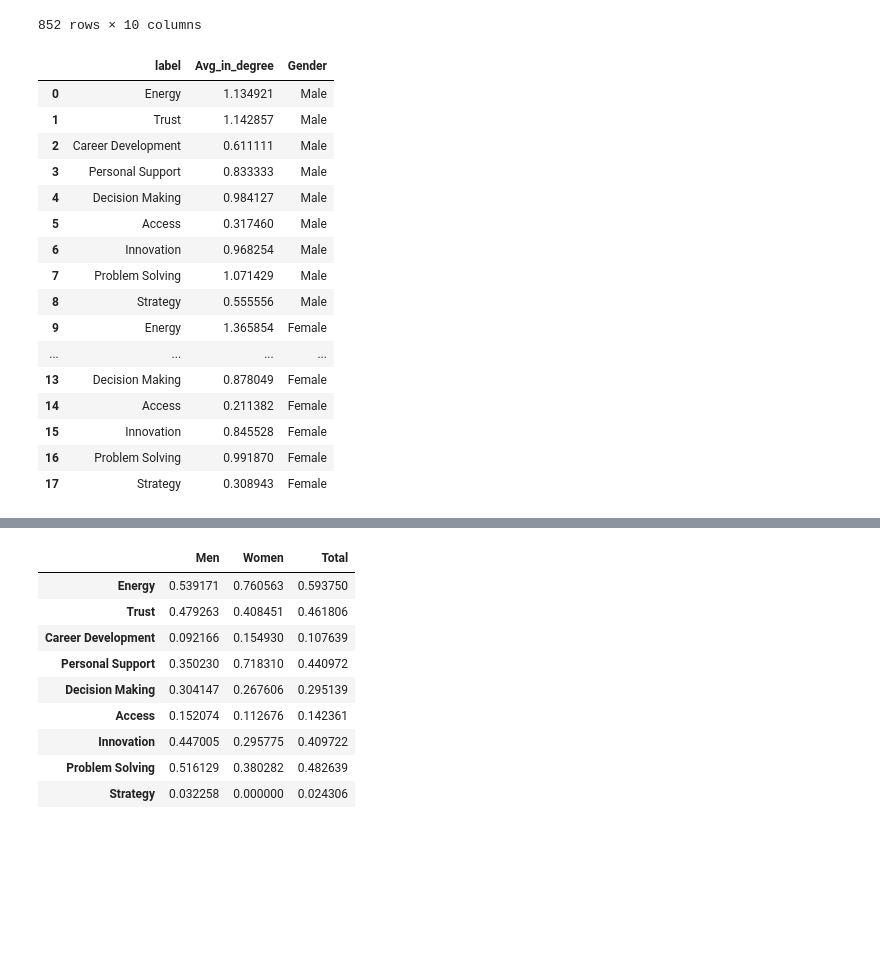
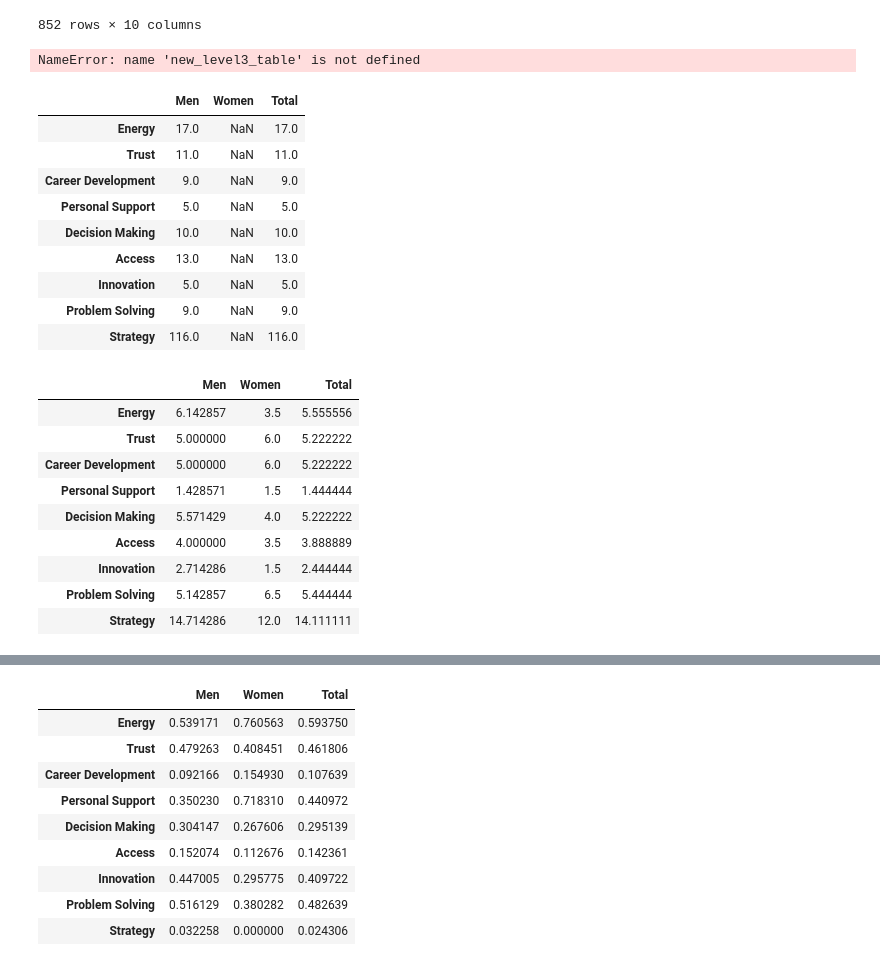
Before and after one commit to feelzoo/assortativity, a Jupyter notebook: Assortativity.ipynb, the cells around one changed output, grey strips where cells are left out. Drawn from its saved outputs; the diff is of its cells as text; code cells hidden in the pictures; blank space fills up the shorter version.

```diff
--- a/Assortativity.ipynb
+++ b/Assortativity.ipynb
@@ -1630,6 +1615,15 @@ level5_in_female = level5_in[level5_in['Gender_y'] == 'Female']
 level4_in = link_level_assort_full[link_level_assort_full['Level_y'] == 4]
 level4_in_male = level4_in[level4_in['Gender_y'] == 'Male']
 level4_in_female = level4_in[level4_in['Gender_y'] == 'Female']
+level3_in = link_level_assort_full[link_level_assort_full['Level_y'] == 3]
+level3_in_male = level3_in[level3_in['Gender_y'] == 'Male']
+level3_in_female = level3_in[level3_in['Gender_y'] == 'Female']
+level2_in = link_level_assort_full[link_level_assort_full['Level_y'] == 2]
+level2_in_male = level2_in[level2_in['Gender_y'] == 'Male']
+level2_in_female = level2_in[level2_in['Gender_y'] == 'Female']
+level1_in = link_level_assort_full[link_level_assort_full['Level_y'] == 1]
+level1_in_male = level1_in[level1_in['Gender_y'] == 'Male']
+level1_in_female = level1_in[level1_in['Gender_y'] == 'Female']
 # %%
 labels
 # %% [output]
@@ -1736,26 +1855,40 @@ for i in range(0,9):
 # %%
 in_degree_level5_label = pd.DataFrame(index=labels,columns=['Men','Women','Total'],data=list(zip(avg5_in_by_label_male,avg5_in_by_label_female,avg5_in_by_label)))
 in_degree_level4_label = pd.DataFrame(index=labels,columns=['Men','Women','Total'],data=list(zip(avg4_in_by_label_male,avg4_in_by_label_female,avg4_in_by_label)))
+in_degree_level3_label = pd.DataFrame(index=labels,columns=['Men','Women','Total'],data=list(zip(avg3_in_by_label_male,avg3_in_by_label_female,avg3_in_by_label)))
+in_degree_level2_label = pd.DataFrame(index=labels,columns=['Men','Women','Total'],data=list(zip(avg2_in_by_label_male,avg2_in_by_label_female,avg2_in_by_label)))
+in_degree_level1_label = pd.DataFrame(index=labels,columns=['Men','Women','Total'],data=list(zip(avg1_in_by_label_male,avg1_in_by_label_female,avg1_in_by_label)))
 # %%
 new_level5_table1 = new_level5_table.iloc[0:18,:]
 new_level4_table1 = new_level4_table.iloc[0:18,:]
+new_level3_table1 = new_level3_table.iloc[0:18,:]
+new_level2_table1 = new_level2_table.iloc[0:18,:]
+new_level1_table1 = new_level1_table.iloc[0:18,:]
+# %% [output]
+NameError: name 'new_level3_table' is not defined
-# %%
-new_level4_table1
-# %% [output]
-|  | label | Avg_in_degree | Gender |
-| 0 | Energy | 1.134921 | Male |
-| 1 | Trust | 1.142857 | Male |
-| 2 | Career Development | 0.611111 | Male |
-| 3 | Personal Support | 0.833333 | Male |
-| 4 | Decision Making | 0.984127 | Male |
-| 5 | Access | 0.317460 | Male |
-| 6 | Innovation | 0.968254 | Male |
-| 7 | Problem Solving | 1.071429 | Male |
-| 8 | Strategy | 0.555556 | Male |
-| 9 | Energy | 1.365854 | Female |
-| ... | ... | ... | ... |
-| 13 | Decision Making | 0.878049 | Female |
-| 14 | Access | 0.211382 | Female |
-| 15 | Innovation | 0.845528 | Female |
-| 16 | Problem Solving | 0.991870 | Female |
-| 17 | Strategy | 0.308943 | Female |
+# %%
+in_degree_level1_label
+# %% [output]
+|  | Men | Women | Total |
+| Energy | 17.0 | NaN | 17.0 |
+| Trust | 11.0 | NaN | 11.0 |
+| Career Development | 9.0 | NaN | 9.0 |
+| Personal Support | 5.0 | NaN | 5.0 |
+| Decision Making | 10.0 | NaN | 10.0 |
+| Access | 13.0 | NaN | 13.0 |
+| Innovation | 5.0 | NaN | 5.0 |
+| Problem Solving | 9.0 | NaN | 9.0 |
+| Strategy | 116.0 | NaN | 116.0 |
+# %%
+in_degree_level2_label
+# %% [output]
+|  | Men | Women | Total |
+| Energy | 6.142857 | 3.5 | 5.555556 |
+| Trust | 5.000000 | 6.0 | 5.222222 |
+| Career Development | 5.000000 | 6.0 | 5.222222 |
+| Personal Support | 1.428571 | 1.5 | 1.444444 |
+| Decision Making | 5.571429 | 4.0 | 5.222222 |
+| Access | 4.000000 | 3.5 | 3.888889 |
+| Innovation | 2.714286 | 1.5 | 2.444444 |
+| Problem Solving | 5.142857 | 6.5 | 5.444444 |
+| Strategy | 14.714286 | 12.0 | 14.111111 |
```
Also changed, not shown: parts of 23 cells of this notebook.
